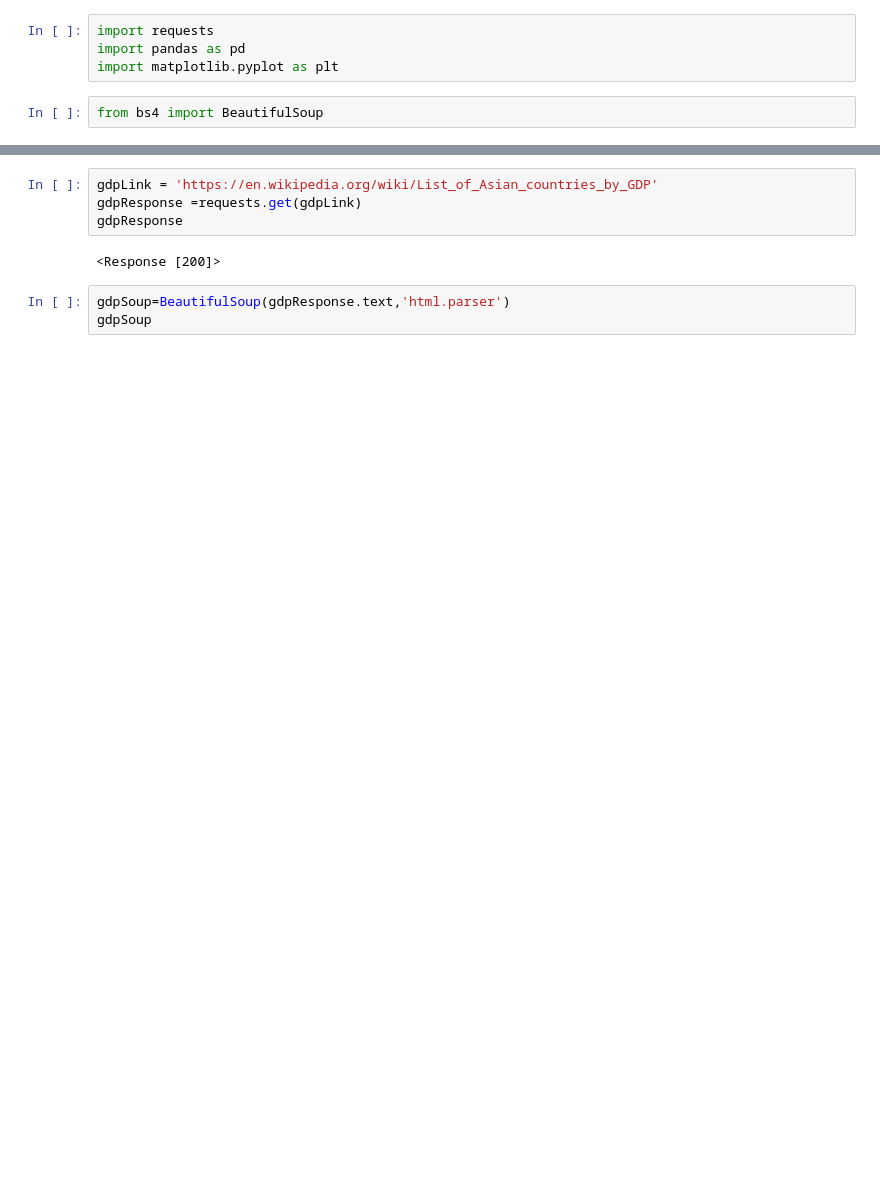
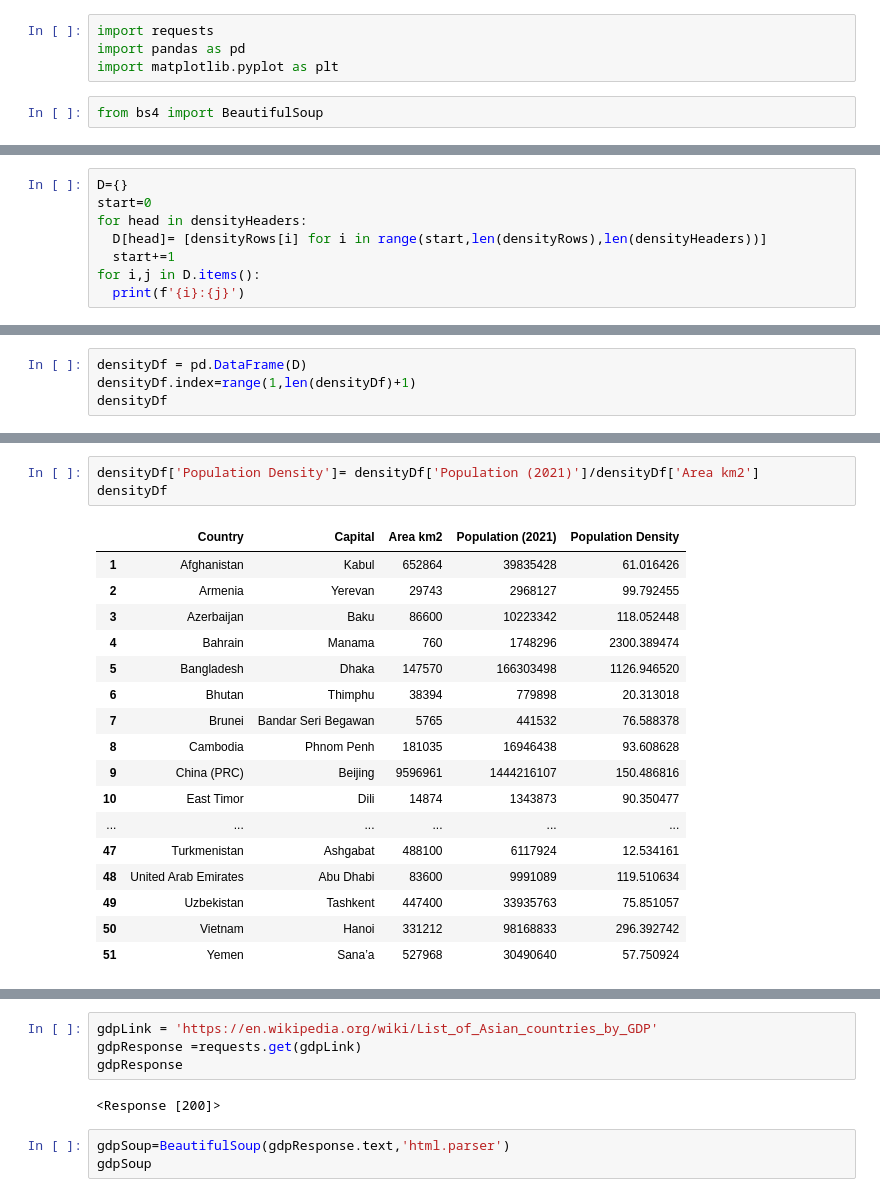
Before and after one commit to revanmk/Data-Analysis, a Jupyter notebook: BeautifulSoup.ipynb, the cells around one changed output, grey strips where cells are left out. Cells and saved outputs as stored; diff of their text form; blank space fills up the shorter version.

```diff
--- a/BeautifulSoup.ipynb
+++ b/BeautifulSoup.ipynb
@@ -6,0 +94,8 @@ from bs4 import BeautifulSoup
+# %%
+D={}
+start=0
+for head in densityHeaders:
+  D[head]= [densityRows[i] for i in range(start,len(densityRows),len(densityHeaders))]
+  start+=1
+for i,j in D.items():
+  print(f'{i}:{j}')
@@ -6,0 +107,4 @@ from bs4 import BeautifulSoup
+# %%
+densityDf = pd.DataFrame(D)
+densityDf.index=range(1,len(densityDf)+1)
+densityDf
@@ -6,0 +171,21 @@ from bs4 import BeautifulSoup
+# %%
+densityDf['Population Density']= densityDf['Population (2021)']/densityDf['Area km2']
+densityDf
+# %% [output]
+|  | Country | Capital | Area km2 | Population (2021) | Population Density |
+| 1 | Afghanistan | Kabul | 652864 | 39835428 | 61.016426 |
+| 2 | Armenia | Yerevan | 29743 | 2968127 | 99.792455 |
+| 3 | Azerbaijan | Baku | 86600 | 10223342 | 118.052448 |
+| 4 | Bahrain | Manama | 760 | 1748296 | 2300.389474 |
+| 5 | Bangladesh | Dhaka | 147570 | 166303498 | 1126.946520 |
+| 6 | Bhutan | Thimphu | 38394 | 779898 | 20.313018 |
+| 7 | Brunei | Bandar Seri Begawan | 5765 | 441532 | 76.588378 |
+| 8 | Cambodia | Phnom Penh | 181035 | 16946438 | 93.608628 |
+| 9 | China (PRC) | Beijing | 9596961 | 1444216107 | 150.486816 |
+| 10 | East Timor | Dili | 14874 | 1343873 | 90.350477 |
+| ... | ... | ... | ... | ... | ... |
+| 47 | Turkmenistan | Ashgabat | 488100 | 6117924 | 12.534161 |
+| 48 | United Arab Emirates | Abu Dhabi | 83600 | 9991089 | 119.510634 |
+| 49 | Uzbekistan | Tashkent | 447400 | 33935763 | 75.851057 |
+| 50 | Vietnam | Hanoi | 331212 | 98168833 | 296.392742 |
+| 51 | Yemen | Sana’a | 527968 | 30490640 | 57.750924 |
```
Also changed, not shown: parts of 20 cells of this notebook.
